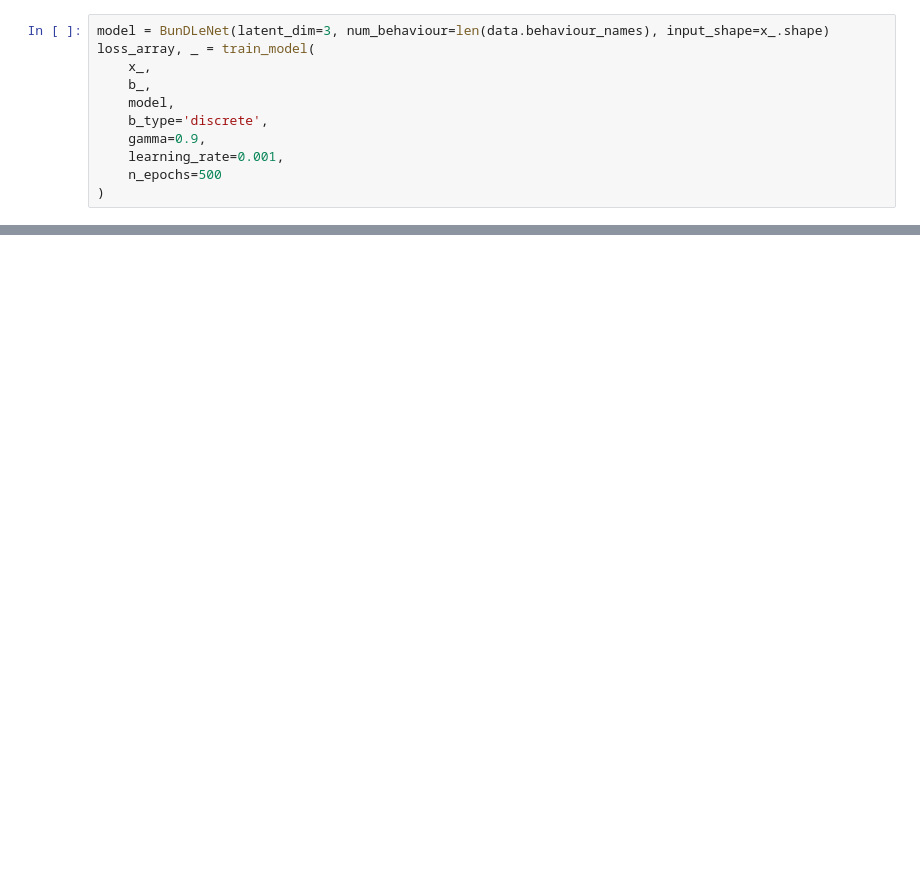
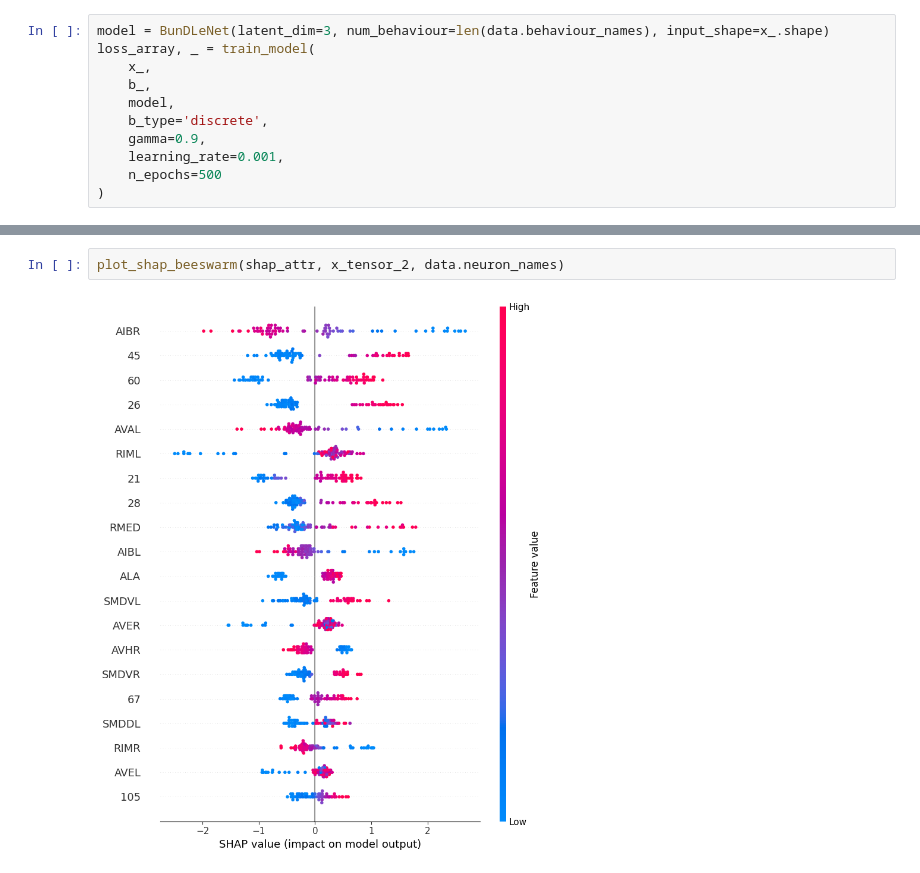
Before and after one commit to OlgaSieradzan/Bundle-Net-Project, a Jupyter notebook: code/Test.ipynb, the cells around one changed output, grey strips where cells are left out. Saved outputs shown, nothing was run; the diff lists cells and outputs as text; blank space fills up the shorter version.

```diff
--- a/code/Test.ipynb
+++ b/code/Test.ipynb
@@ -103,0 +84,4 @@ Moment przejścia: indeks 1. Zmiana na zachowanie nr 2
+# %%
+plot_shap_beeswarm(shap_attr, x_tensor_2, data.neuron_names)
+# %% [output]
+[figure, added]
```
Also changed, not shown: parts of 15 cells of this notebook, 2 other files.
